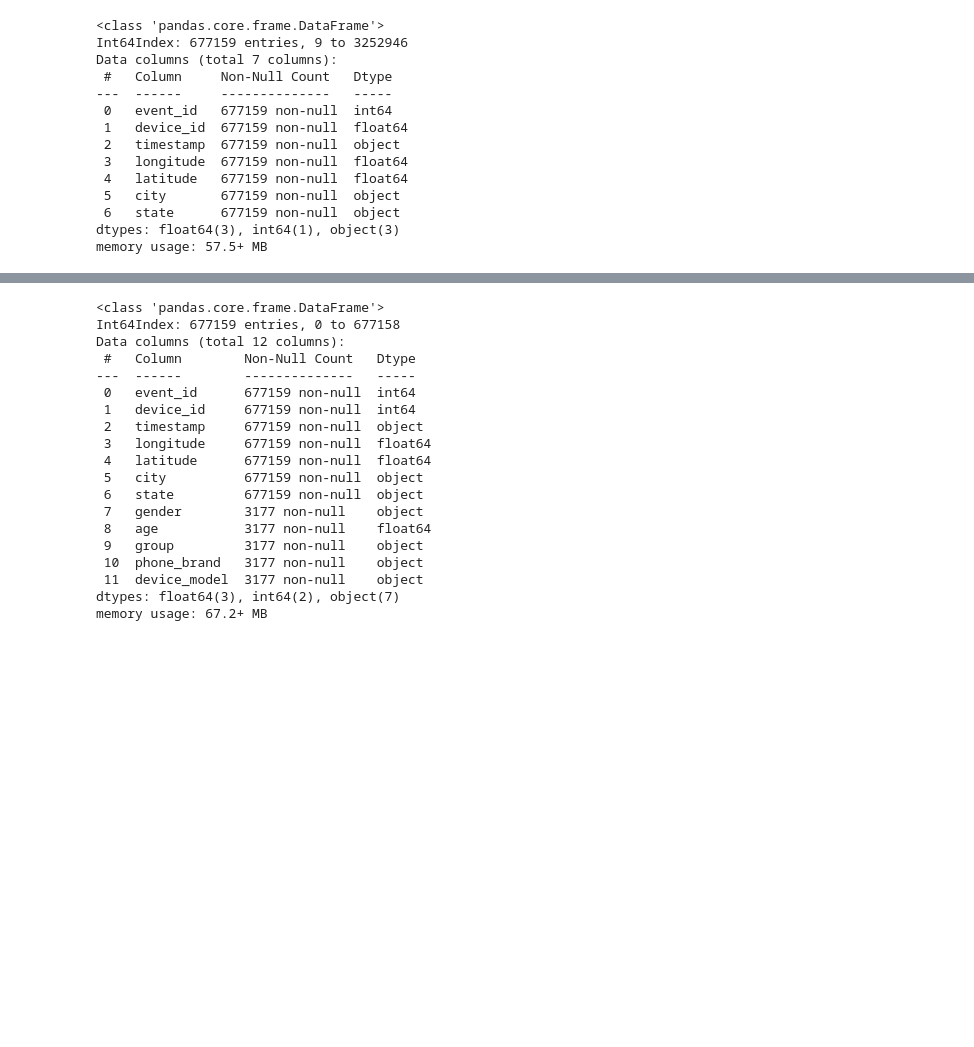
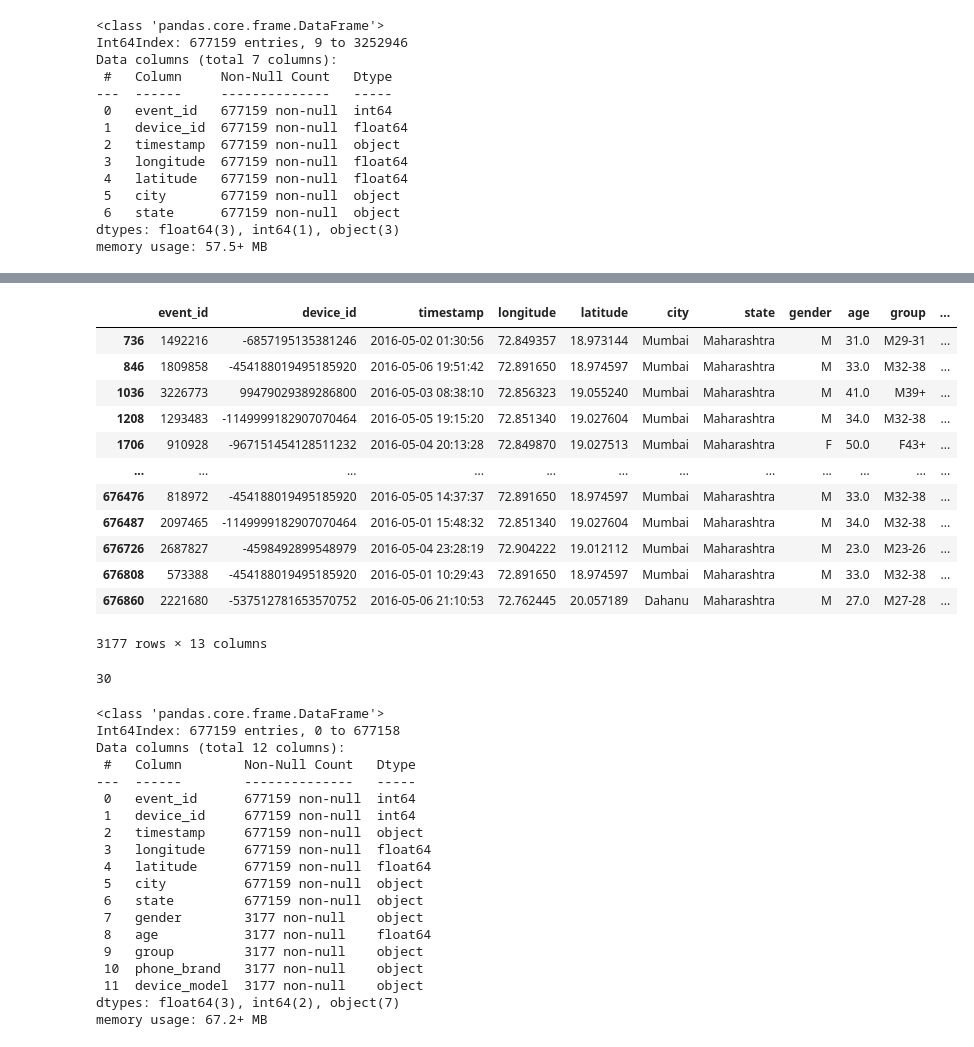
Before and after one commit to Drakus98/Capstone_1, a Jupyter notebook: Capstone_Project.ipynb, the cells around one changed output, grey strips where cells are left out. Cells and saved outputs as stored; diff of their text form; code cells hidden in the pictures; blank space fills up the shorter version.

```diff
--- a/Capstone_Project.ipynb
+++ b/Capstone_Project.ipynb
@@ -300,3 +323,29 @@ dfm = pd.merge(left=dft,right=df3,how='left',on='device_id')
+# %%
+x = dfm.copy()
+
+def round_age(val, base = 2):
+    return int(base * np.floor(val/base))
+
+x['new_group'] = x['age']
+x[x['new_group'].notnull()]
+# %% [output]
+|  | event_id | device_id | timestamp | longitude | latitude | city | state | gender | age | group | ... |
+| 736 | 1492216 | -6857195135381246 | 2016-05-02 01:30:56 | 72.849357 | 18.973144 | Mumbai | Maharashtra | M | 31.0 | M29-31 | ... |
+| 846 | 1809858 | -454188019495185920 | 2016-05-06 19:51:42 | 72.891650 | 18.974597 | Mumbai | Maharashtra | M | 33.0 | M32-38 | ... |
+| 1036 | 3226773 | 99479029389286800 | 2016-05-03 08:38:10 | 72.856323 | 19.055240 | Mumbai | Maharashtra | M | 41.0 | M39+ | ... |
+| 1208 | 1293483 | -1149999182907070464 | 2016-05-05 19:15:20 | 72.851340 | 19.027604 | Mumbai | Maharashtra | M | 34.0 | M32-38 | ... |
+| 1706 | 910928 | -967151454128511232 | 2016-05-04 20:13:28 | 72.849870 | 19.027513 | Mumbai | Maharashtra | F | 50.0 | F43+ | ... |
+| ... | ... | ... | ... | ... | ... | ... | ... | ... | ... | ... | ... |
+| 676476 | 818972 | -454188019495185920 | 2016-05-05 14:37:37 | 72.891650 | 18.974597 | Mumbai | Maharashtra | M | 33.0 | M32-38 | ... |
+| 676487 | 2097465 | -1149999182907070464 | 2016-05-01 15:48:32 | 72.851340 | 19.027604 | Mumbai | Maharashtra | M | 34.0 | M32-38 | ... |
+| 676726 | 2687827 | -4598492899548979 | 2016-05-04 23:28:19 | 72.904222 | 19.012112 | Mumbai | Maharashtra | M | 23.0 | M23-26 | ... |
+| 676808 | 573388 | -454188019495185920 | 2016-05-01 10:29:43 | 72.891650 | 18.974597 | Mumbai | Maharashtra | M | 33.0 | M32-38 | ... |
+| 676860 | 2221680 | -537512781653570752 | 2016-05-06 21:10:53 | 72.762445 | 20.057189 | Dahanu | Maharashtra | M | 27.0 | M27-28 | ... |
+3177 rows × 13 columns
+# %%
+round_age(31)
+# %% [output]
+30
 # %%
 dfm.info(show_counts=True)
 # %% [output]
```
Also changed, not shown: parts of 5 cells of this notebook, 1 other file.
